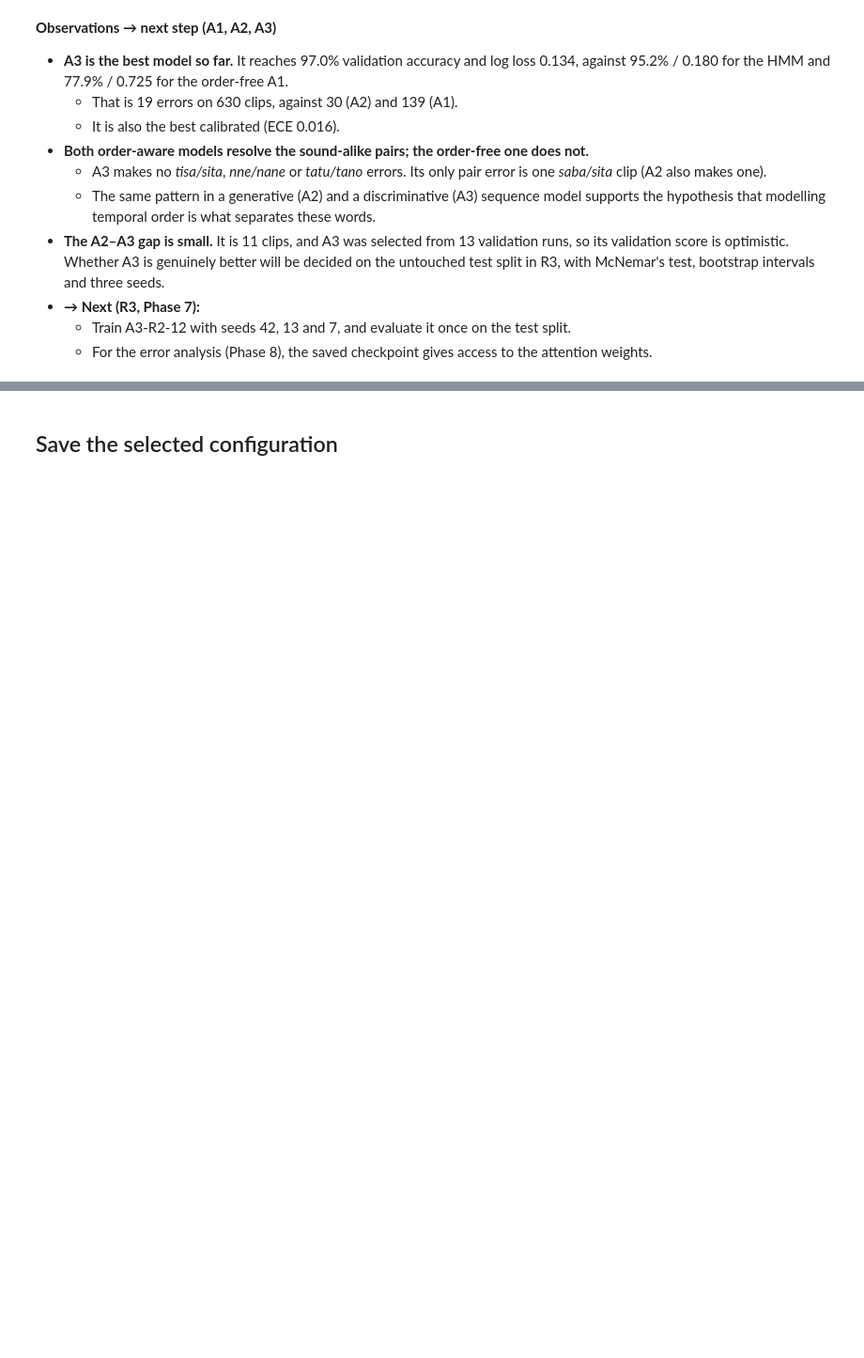
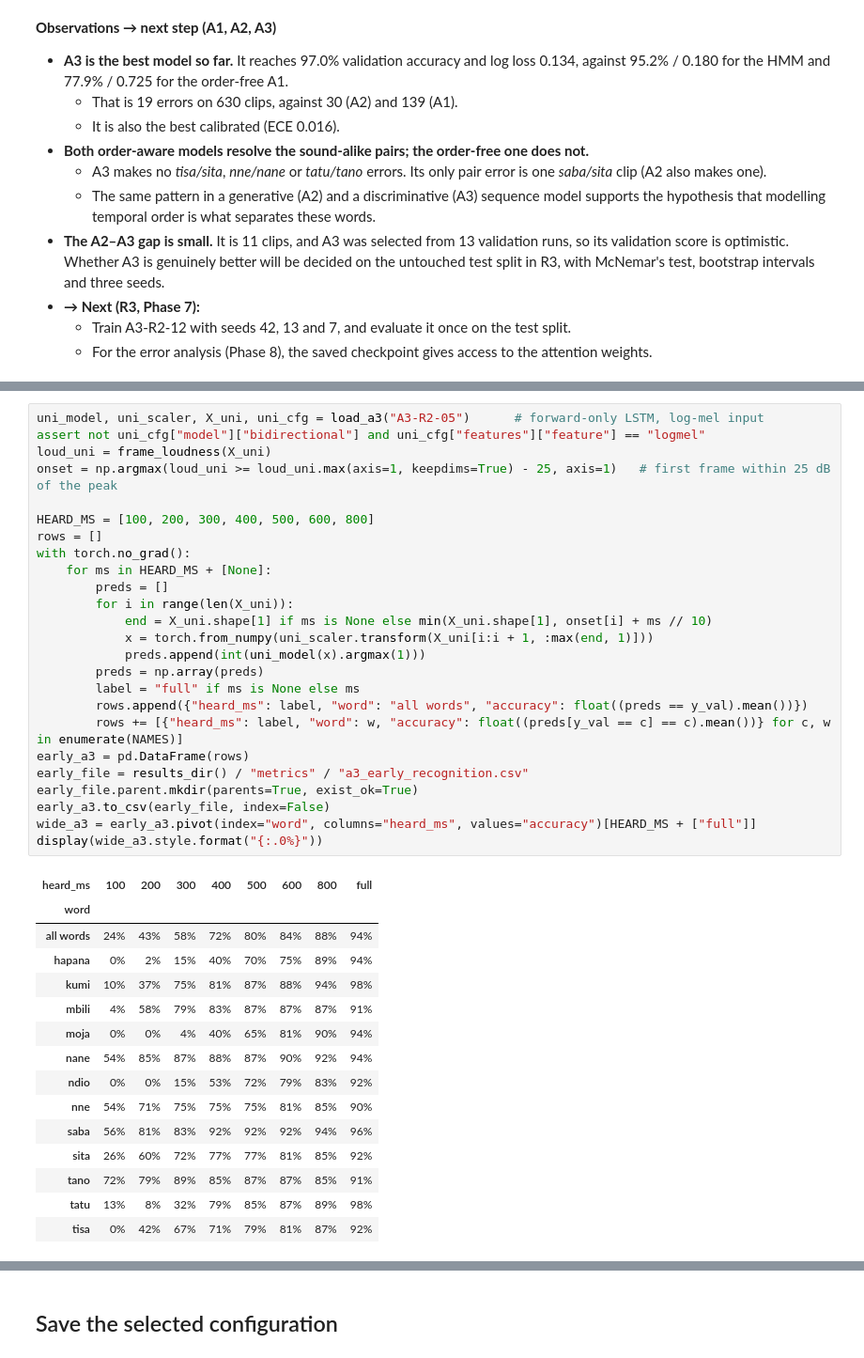
Before and after one commit to Hassan-Adelani-Luqman/nlp-sequential-modeling-group21, a Jupyter notebook: notebooks/03_bilstm.ipynb, the cells around one changed output, grey strips where cells are left out. Shown at 94% size. Drawn from its saved outputs; the diff is of its cells as text; blank space fills up the shorter version.

```diff
--- a/notebooks/03_bilstm.ipynb
+++ b/notebooks/03_bilstm.ipynb
@@ -386,0 +530,41 @@ plt.show()
+# %%
+uni_model, uni_scaler, X_uni, uni_cfg = load_a3("A3-R2-05")      # forward-only LSTM, log-mel input
+assert not uni_cfg["model"]["bidirectional"] and uni_cfg["features"]["feature"] == "logmel"
+loud_uni = frame_loudness(X_uni)
+onset = np.argmax(loud_uni >= loud_uni.max(axis=1, keepdims=True) - 25, axis=1)   # first frame within 25 dB of the peak
+
+HEARD_MS = [100, 200, 300, 400, 500, 600, 800]
+rows = []
+with torch.no_grad():
+    for ms in HEARD_MS + [None]:
+        preds = []
+        for i in range(len(X_uni)):
+            end = X_uni.shape[1] if ms is None else min(X_uni.shape[1], onset[i] + ms // 10)
+            x = torch.from_numpy(uni_scaler.transform(X_uni[i:i + 1, :max(end, 1)]))
+            preds.append(int(uni_model(x).argmax(1)))
+        preds = np.array(preds)
+        label = "full" if ms is None else ms
+        rows.append({"heard_ms": label, "word": "all words", "accuracy": float((preds == y_val).mean())})
+        rows += [{"heard_ms": label, "word": w, "accuracy": float((preds[y_val == c] == c).mean())} for c, w in enumerate(NAMES)]
+early_a3 = pd.DataFrame(rows)
+early_file = results_dir() / "metrics" / "a3_early_recognition.csv"
+early_file.parent.mkdir(parents=True, exist_ok=True)
+early_a3.to_csv(early_file, index=False)
+wide_a3 = early_a3.pivot(index="word", columns="heard_ms", values="accuracy")[HEARD_MS + ["full"]]
+display(wide_a3.style.format("{:.0%}"))
+# %% [output]
+| heard_ms | 100 | 200 | 300 | 400 | 500 | 600 | 800 | full |
+| word |  |  |  |  |  |  |  |  |
+| all words | 24% | 43% | 58% | 72% | 80% | 84% | 88% | 94% |
+| hapana | 0% | 2% | 15% | 40% | 70% | 75% | 89% | 94% |
+| kumi | 10% | 37% | 75% | 81% | 87% | 88% | 94% | 98% |
+| mbili | 4% | 58% | 79% | 83% | 87% | 87% | 87% | 91% |
+| moja | 0% | 0% | 4% | 40% | 65% | 81% | 90% | 94% |
+| nane | 54% | 85% | 87% | 88% | 87% | 90% | 92% | 94% |
+| ndio | 0% | 0% | 15% | 53% | 72% | 79% | 83% | 92% |
+| nne | 54% | 71% | 75% | 75% | 75% | 81% | 85% | 90% |
+| saba | 56% | 81% | 83% | 92% | 92% | 92% | 94% | 96% |
+| sita | 26% | 60% | 72% | 77% | 77% | 81% | 85% | 92% |
+| tano | 72% | 79% | 89% | 85% | 87% | 87% | 85% | 91% |
+| tatu | 13% | 8% | 32% | 79% | 85% | 87% | 89% | 98% |
+| tisa | 0% | 42% | 67% | 71% | 79% | 81% | 87% | 92% |
```
Also changed, not shown: parts of 13 cells of this notebook, 16 other files.
